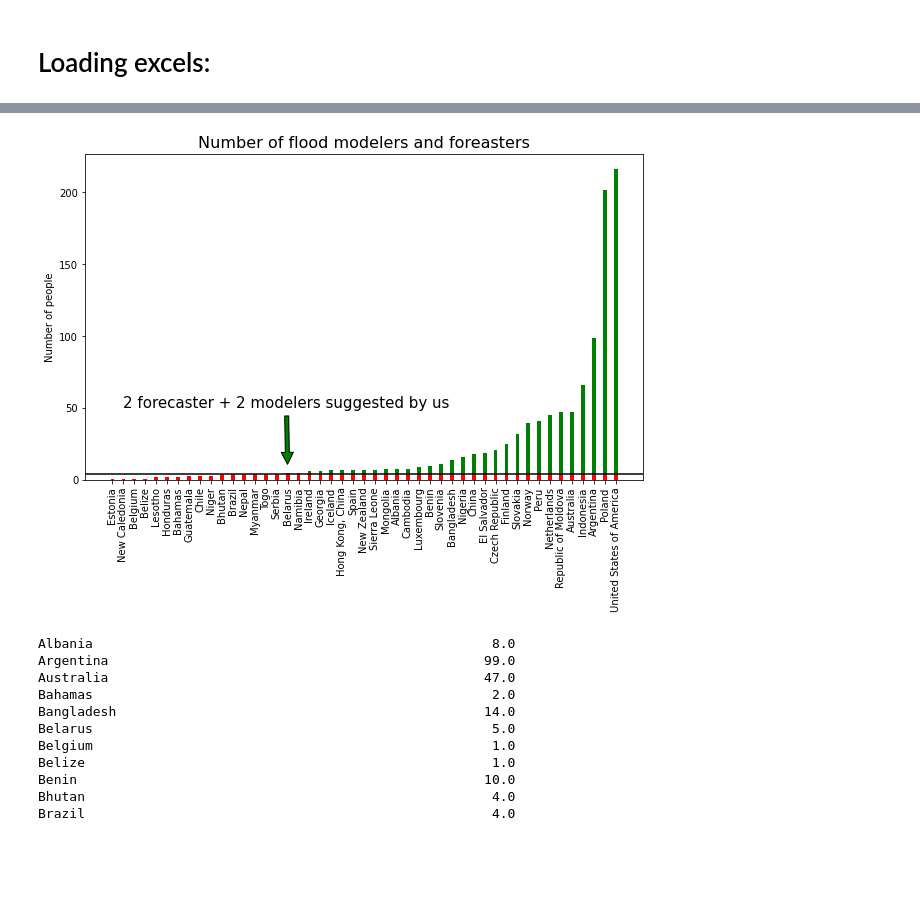
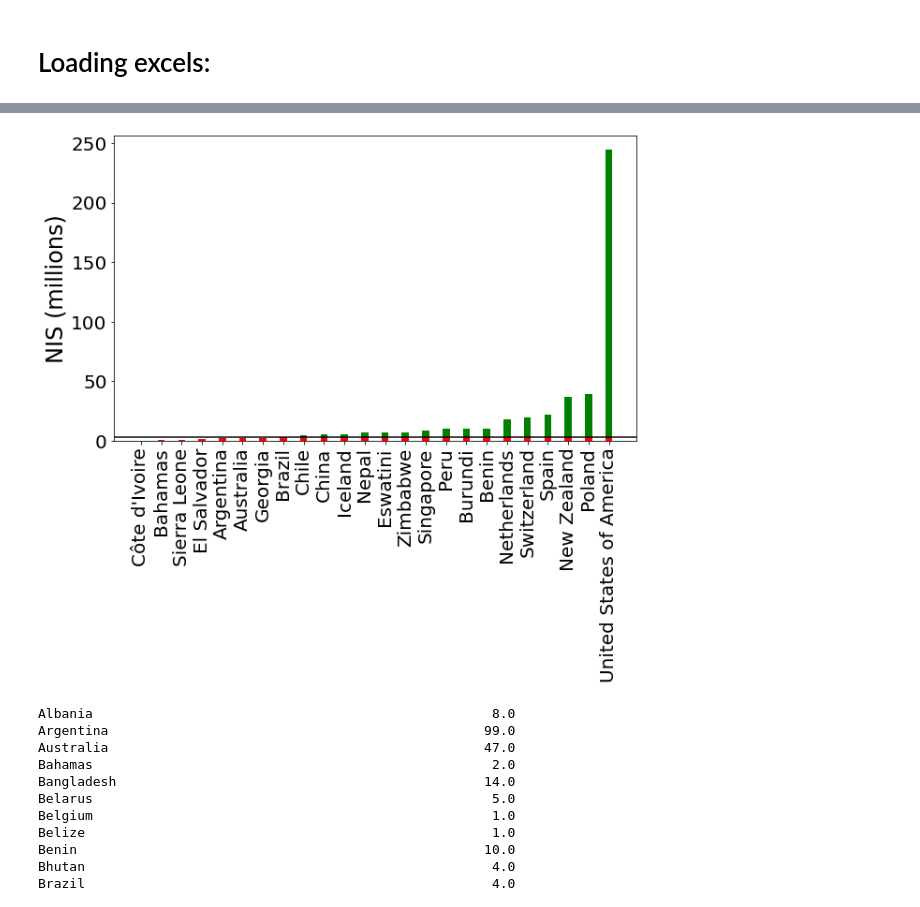
Before and after one commit to yairrinat/Survey_Analysis, a Jupyter notebook: survey_analysis.ipynb, the cells around one changed output, grey strips where cells are left out. Saved outputs shown, nothing was run; the diff lists cells and outputs as text; code cells hidden in the pictures; blank space fills up the shorter version.

```diff
--- a/survey_analysis.ipynb
+++ b/survey_analysis.ipynb
@@ -115,15 +121,23 @@ fig, ax = plt.subplots(figsize = (10,6))
 #plt.figure(figsize=(20, 3))  # width:10, height:8
 ax.bar(new_country, below_threshold, 0.35, color="r")
 ax.bar(new_country, above_threshold, 0.35, color="g",bottom=below_threshold)
+
+yt = ax.get_yticks()
+yt=np.append(yt,4)
+ytl=yt.tolist()
+ytl[-1]="4 Modelers + forecasters"
+#ax.set_yticks(yt)
+#ax.set_yticklabels(ytl)
+
 plt.axhline(threshold, color = 'k')
-plt.xticks(rotation = 90)
-plt.ylabel('Number of people')
+plt.yticks(fontsize = 20)
+plt.xticks(rotation = 90, fontsize = 20)
+plt.ylabel('Number of people',fontsize = 24)
 plt.title("Number of flood modelers and foreasters", fontsize = 16)
 
-
-# Adding annotation on the plot.
-ax.annotate('2 forecaster + 2 modelers suggested by us', xy=(16, 9), xytext=(1, 50), fontsize=15,
-            arrowprops=dict(facecolor='green', shrink=0.05))
+ # Adding annotation on the plot.
+#ax.annotate('2 forecaster + 2 modelers suggested by us', xy=(16, 9), xytext=(1, 50), fontsize=15,
+#            arrowprops=dict(facecolor='green', shrink=0.05))
 plt.show()
 #ax.plot(figsize=(60, 10))
 fig.savefig("look-ma_a-threshold-plot.pdf",bbox_inches = "tight")
@@ -145,43 +159,44 @@ fig, ax = plt.subplots(figsize = (10,6))
 ax.bar(new_country, below_threshold, 0.35, color="r")
 ax.bar(new_country, above_threshold, 0.35, color="g",bottom=below_threshold)
 plt.axhline(threshold, color = 'k')
-plt.xticks(rotation = 90)
-plt.ylabel('NIS (millions)')
-plt.title("Annual budget for flood forecasting (without Radar, website, and IT)", fontsize = 16)
+plt.xticks(rotation = 90, fontsize = 20)
+plt.yticks(fontsize = 20)
+plt.ylabel('NIS (millions)', fontsize = 24)
+#plt.title("Annual budget for flood forecasting (without Radar, website, and IT)", fontsize = 16)
 
 # Adding annotation on the plot.
-ax.annotate('Total budget suggested by us', xy=(8, 9), xytext=(1, 50), fontsize=15,
-            arrowprops=dict(facecolor='green', shrink=0.05))
+#ax.annotate('Total budget suggested by us', xy=(8, 9), xytext=(1, 50), fontsize=15,
+ #           arrowprops=dict(facecolor='green', shrink=0.05))
 plt.show()
 #ax.plot(figsize=(60, 10))
 fig.savefig("Budget.pdf",bbox_inches = "tight")
 #----------------------------------------------------
 
 plt.figure(figsize = (10,3))
 new.plot(kind = "bar")
 plt.axhline(y = 6, color = "k--")
 
 
 new.plot(kind = "box", ylim =(0,50) )
 
 
 
 plt.violinplot(new)
 
 sns.displot(new, kind="hist", binwidth = 5)
 
 # new.head()
 # # test:
 # a = re.findall(r"\d+","3 jh 32" )
 # print(a)
 # sum([int(a[0]) , int(a[1])])
 
 # identity_total_personal("aa")
 
 
 # type(df_staff[1:,3])
 # %% [output]
-[figure, old version]
+[figure, new version]
 # %%
 new
 # %% [output]
```
Also changed, not shown: parts of 1 cell of this notebook.
